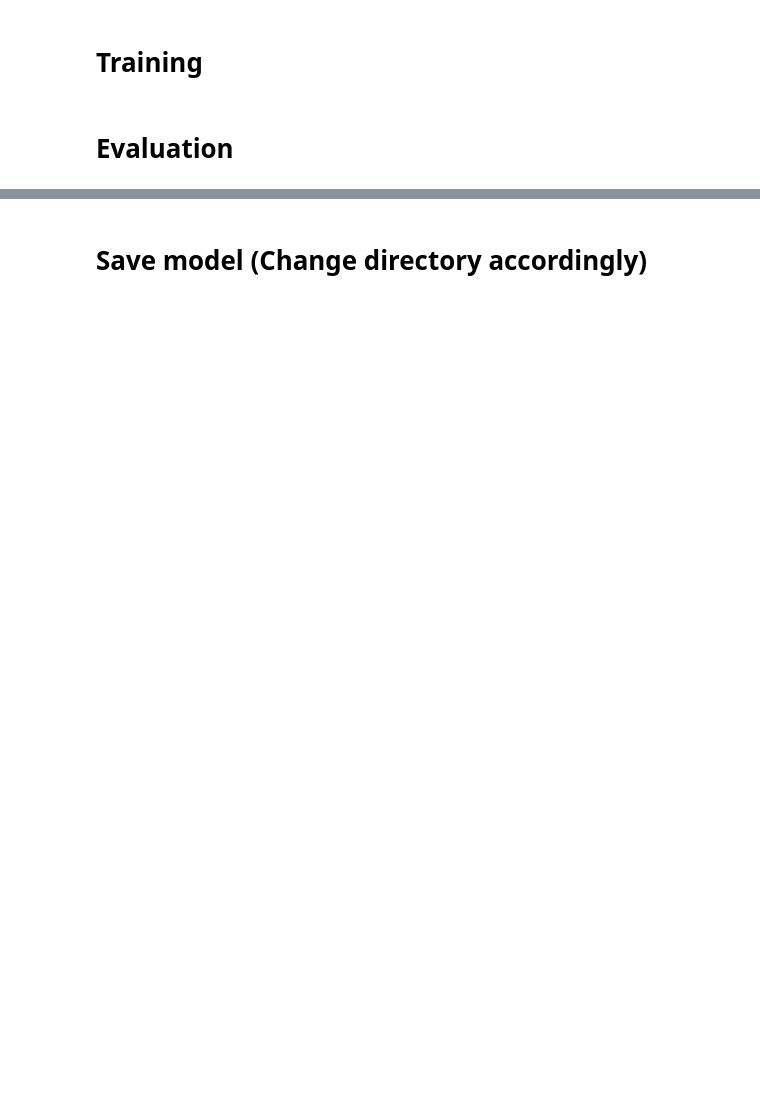
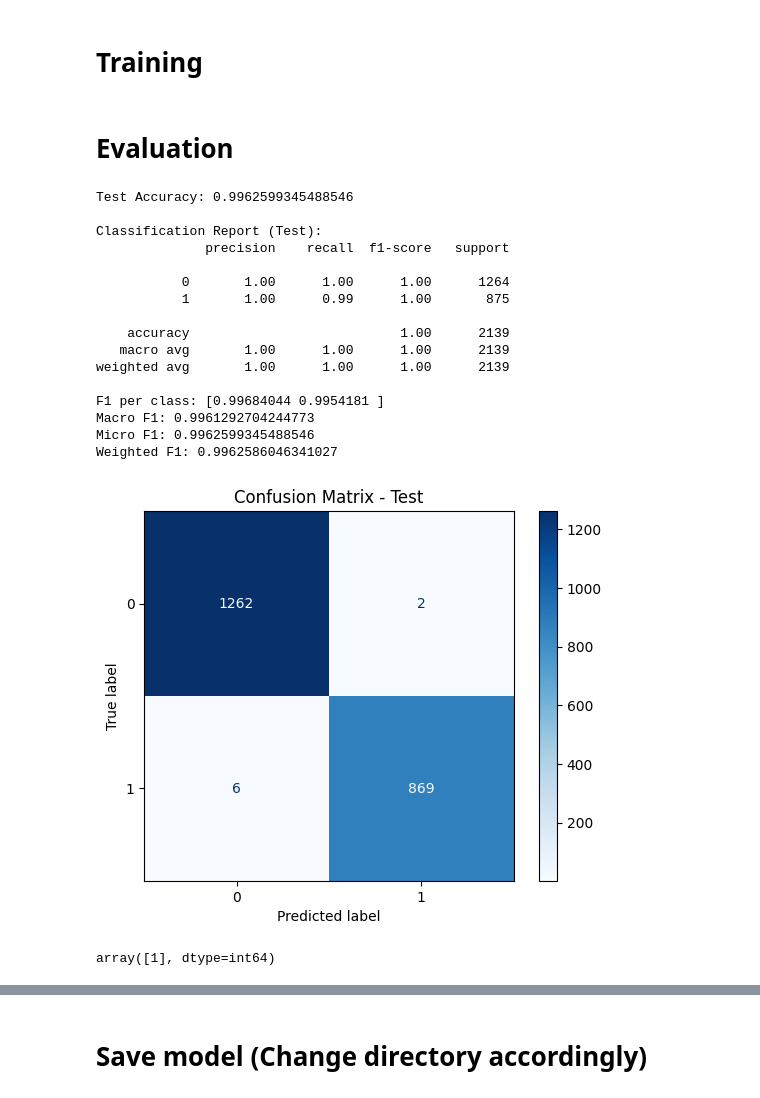
Before and after one commit to Yihao2001/elder_companion, a Jupyter notebook: RAG/memory_router/training_scripts/qa_training.ipynb, the cells around one changed output, grey strips where cells are left out. Saved outputs shown, nothing was run; the diff lists cells and outputs as text; code cells hidden in the pictures; blank space fills up the shorter version.

```diff
--- a/RAG/memory_router/training_scripts/qa_training.ipynb
+++ b/RAG/memory_router/training_scripts/qa_training.ipynb
@@ -13,7 +13,7 @@ from xgboost import XGBClassifier
 # %% [markdown]
 # Load data
 # %%
-df = pd.read_csv(r"C:\Users\leege\Documents\Capstone\elderly_conversational_sentences.csv")
+df = pd.read_csv(r"C:\Users\leege\Documents\Capstone\elderly_conversational_sentences_new.csv")
 df['binary_label'] = df['label'].apply(lambda x: 1 if x == 1 else 0)
 
 # Remove '?' to generalize model
@@ -21,4 +21,5 @@ question_idx = df[df['text'].str.endswith('?')].index
 remove_idx = np.random.choice(question_idx, size=len(question_idx)//2, replace=False)
 df.loc[remove_idx, 'text'] = df.loc[remove_idx, 'text'].apply(lambda x: x.rstrip('?'))
 
+print(df['category'].value_counts())
 df['binary_label'].value_counts()
@@ -35,7 +58,7 @@ X_tfidf = tfidf_vectorizer.fit_transform(X_text).toarray()
 
 # SBERT embeddings
 # all-MiniLM-L6-v2 or all-mpnet-base-v2
-sbert_model = SentenceTransformer('all-MiniLM-L6-v2')
+sbert_model = SentenceTransformer('google/embeddinggemma-300m')
 X_sbert = sbert_model.encode(X_text, show_progress_bar=True)
 
 # Simple NLP features
@@ -86,20 +107,58 @@ xgb_model.fit(
 # Evaluation
 # %%
 # Evaluation
-y_pred = xgb_model.predict(X_test)
-print("Test accuracy:", accuracy_score(y_test, y_pred))
+y_test_pred = log_reg.predict(X_test)
+print("\nTest Accuracy:", accuracy_score(y_test, y_test_pred))
+print("\nClassification Report (Test):")
+print(classification_report(y_test, y_test_pred))
 
-from sklearn.metrics import classification_report, confusion_matrix
-print("\nClassification Report:\n", classification_report(y_test, y_pred))
-print("\nConfusion Matrix:\n", confusion_matrix(y_test, y_pred))
+from sklearn.metrics import f1_score
+f1_per_class = f1_score(y_test, y_test_pred, average=None)
+print("F1 per class:", f1_per_class)
+
+# Macro, Micro, Weighted
+f1_macro = f1_score(y_test, y_test_pred, average="macro")
+f1_micro = f1_score(y_test, y_test_pred, average="micro")
+f1_weighted = f1_score(y_test, y_test_pred, average="weighted")
+
+print("Macro F1:", f1_macro)
+print("Micro F1:", f1_micro)
+print("Weighted F1:", f1_weighted)
+# Confusion Matrix - Test
+cm_test = confusion_matrix(y_test, y_test_pred, labels=log_reg.classes_)
+disp_test = ConfusionMatrixDisplay(confusion_matrix=cm_test, display_labels=log_reg.classes_)
+disp_test.plot(cmap="Blues", values_format="d")
+plt.title("Confusion Matrix - Test")
+plt.show()
+# %% [output]
+Test Accuracy: 0.9962599345488546
+
+Classification Report (Test):
+              precision    recall  f1-score   support
+
+           0       1.00      1.00      1.00      1264
+           1       1.00      0.99      1.00       875
+
+    accuracy                           1.00      2139
+   macro avg       1.00      1.00      1.00      2139
+weighted avg       1.00      1.00      1.00      2139
+
+F1 per class: [0.99684044 0.9954181 ]
+Macro F1: 0.9961292704244773
+Micro F1: 0.9962599345488546
+Weighted F1: 0.9962586046341027
+[figure, added]
 # %%
-# With tf-idf
+import numpy as np
+
+# Assume stack_model is your trained StackingClassifier
 def predict_text(new_texts):
     """
     Input: list of strings
-    Output: predicted binary labels (0=answer, 1=question)
+    Output: predicted labels using stacked model (0=statement, 1=question)
     """
 
+    # Simple NLP features
     question_words = ['who','what','where','when','why','how','which']
     def extract_simple_nlp_features(text):
         words = text.lower().split()
@@ -108,16 +167,21 @@ def predict_text(new_texts):
             int(words[0] in question_words if words else 0)
         ])
 
+    # Transform features
     X_tfidf_new = tfidf_vectorizer.transform(new_texts).toarray()
     X_sbert_new = sbert_model.encode(new_texts, show_progress_bar=False)
     X_nlp_new = np.array([extract_simple_nlp_features(t) for t in new_texts])
 
+    # Combine all features
     X_new_hybrid = np.hstack([X_tfidf_new, X_sbert_new, X_nlp_new])
-    preds = xgb_model.predict(X_new_hybrid)
+
+    # Predict using stacked model
+    preds = log_reg.predict(X_new_hybrid)
     return preds
 
-predict_text(["When is time now"])
-# extract_simple_nlp_features("Where is medicine")
+predict_text(["should i eat more chicken wing"])
+# %% [output]
+array([1], dtype=int64)
 # %%
 import pandas as pd
 
```
Also changed, not shown: parts of 12 cells of this notebook, 18 other files.
